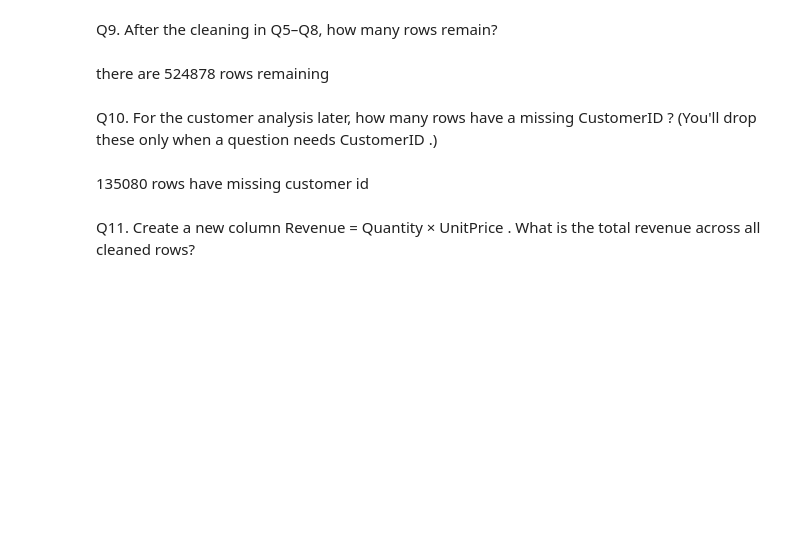
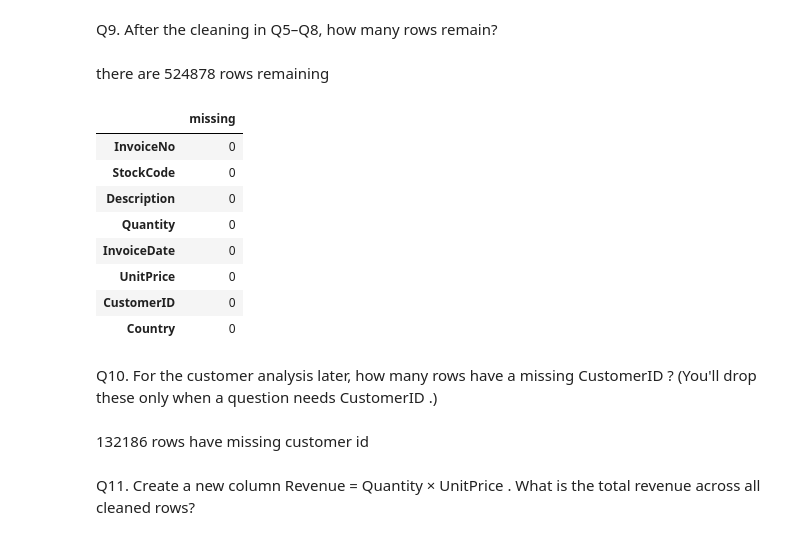
Before and after one commit to avsubedi/Python_pandas, a Jupyter notebook: retail_order.ipynb, the cells around one changed output. Saved outputs shown, nothing was run; the diff lists cells and outputs as text; code cells hidden in the pictures; blank space fills up the shorter version.

```diff
--- a/retail_order.ipynb
+++ b/retail_order.ipynb
@@ -129,11 +140,26 @@ there were 5226 duplicates
 Q9. After the cleaning in Q5–Q8, how many rows remain?
 # %% [markdown]
 there are 524878 rows remaining
+# %%
+sdf = pd.DataFrame({
+    'missing': rdf.isnull().sum()
+})
+sdf
+# %% [output]
+|  | missing |
+| InvoiceNo | 0 |
+| StockCode | 0 |
+| Description | 0 |
+| Quantity | 0 |
+| InvoiceDate | 0 |
+| UnitPrice | 0 |
+| CustomerID | 0 |
+| Country | 0 |
 # %% [markdown]
 Q10. For the customer analysis later, how many rows have a missing CustomerID ? (You'll
 drop these only when a question needs CustomerID .)
 # %% [markdown]
-135080 rows have missing customer id
+132186 rows have missing customer id
 # %% [markdown]
 Q11. Create a new column Revenue = Quantity × UnitPrice . What is the total revenue
 across all cleaned rows?
```
Also changed, not shown: parts of 31 cells of this notebook.
